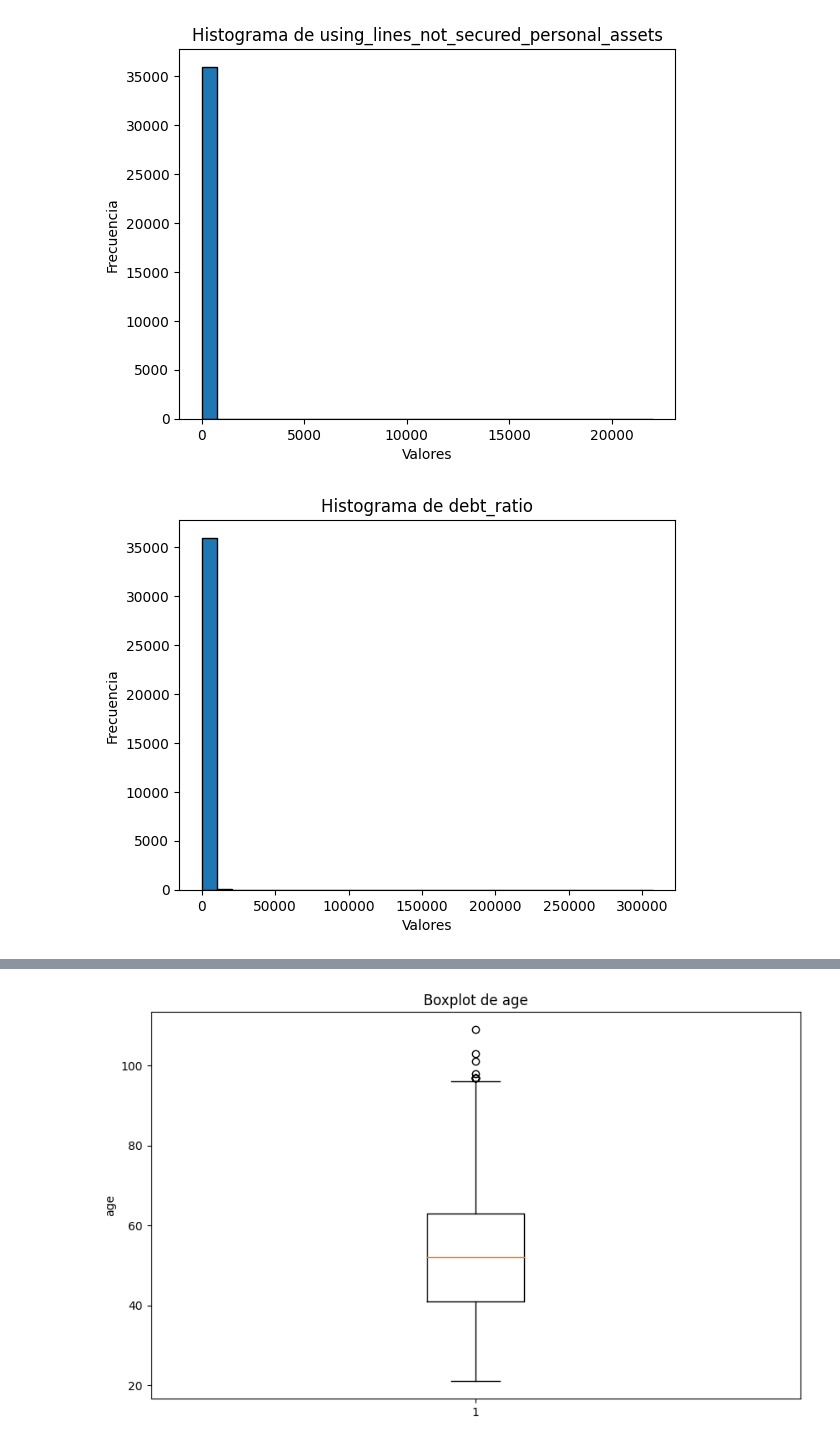
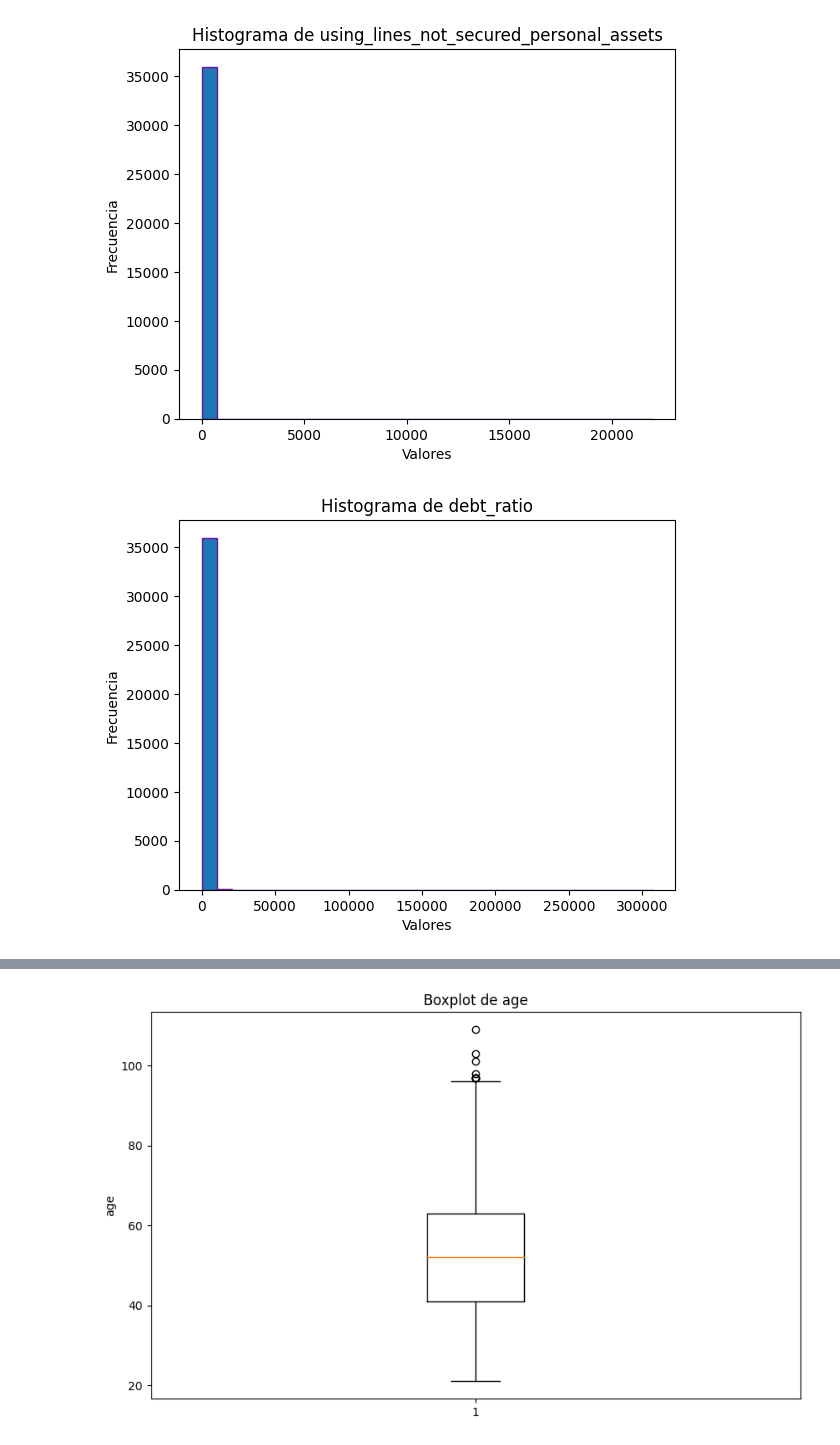
Before and after one commit to VeronicaDomR/Proyecto_Riesgo_relativo, a Jupyter notebook: Proyecto3.ipynb, the cells around one changed output, grey strips where cells are left out. Saved outputs shown, nothing was run; the diff lists cells and outputs as text; code cells hidden in the pictures.

```diff
--- a/Proyecto3.ipynb
+++ b/Proyecto3.ipynb
@@ -158,35 +163,35 @@ from google.colab import auth
 auth.authenticate_user()
 
 # Conectar a BigQuery e importar librerías
 from google.cloud import bigquery
 import pandas as pd
 import matplotlib.pyplot as plt
 import numpy as np  # Usaremos numpy para el cálculo de z-scores
 
 # Definir tu proyecto, dataset y tabla
 project_id = "proyecto3-428922"
 dataset = "dataset"
 table = "loans_Detail"
 
 # Crear un cliente de BigQuery
 client = bigquery.Client(project=project_id)
 
 # Crear una consulta SQL para extraer los datos de la tabla
 query = f"""
 SELECT * FROM `{project_id}.{dataset}.{table}`
 """
 
 # Ejecutar la consulta y cargar los datos en un DataFrame de pandas
 df = client.query(query).to_dataframe()
 
 # Histograma de una variable de interés
-plt.hist(df['using_lines_not_secured_personal_assets'], bins=30, edgecolor='k')
+plt.hist(df['using_lines_not_secured_personal_assets'], bins=30, edgecolor='#6c14a5')
 plt.title('Histograma de using_lines_not_secured_personal_assets')
 plt.xlabel('Valores')
 plt.ylabel('Frecuencia')
 plt.show()
 # %% [output]
-[figure, old version]
+[figure, new version]
 # %%
 # Autenticación
 from google.colab import auth
@@ -215,13 +220,13 @@ SELECT * FROM `{project_id}.{dataset}.{table}`
 df = client.query(query).to_dataframe()
 
 # Histograma de una variable de interés
-plt.hist(df['debt_ratio'], bins=30, edgecolor='k')
+plt.hist(df['debt_ratio'], bins=30, edgecolor='#6c14a5')
 plt.title('Histograma de debt_ratio')
 plt.xlabel('Valores')
 plt.ylabel('Frecuencia')
 plt.show()
 # %% [output]
-[figure, old version]
+[figure, new version]
 # %%
 # Autenticación
 from google.colab import auth
```
Also changed, not shown: parts of 11 cells of this notebook.
